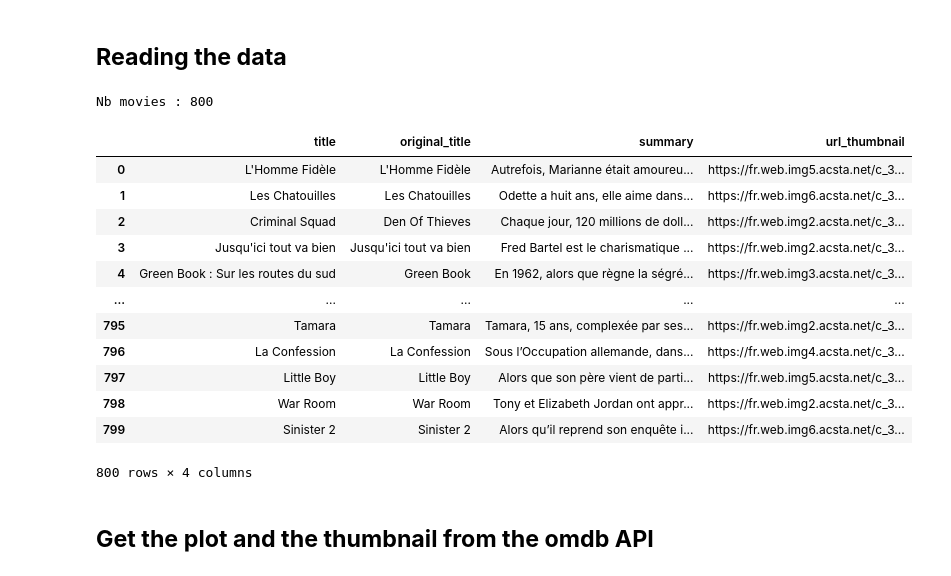
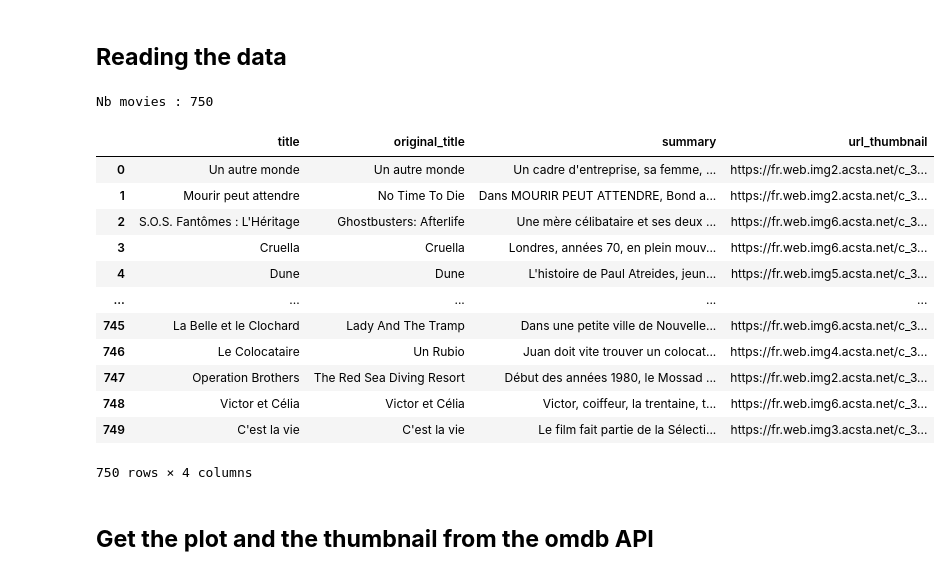
Before and after one commit to Franck-LF/projectBlock1, a Jupyter notebook: requestAPI.ipynb, the cells around one changed output. Drawn from its saved outputs; the diff is of its cells as text; code cells hidden in the pictures.

```diff
--- a/requestAPI.ipynb
+++ b/requestAPI.ipynb
@@ -58,24 +57,24 @@ json.loads(r.text)
 # %% [markdown]
 ## **Reading the data**
 # %%
-df_movies = pd.read_csv('csv/movies_year_2019_to_2022.csv', delimiter = ',', usecols=['title', 'original_title', 'summary', 'url_thumbnail'])
+df_movies = pd.read_csv('csv/movies_year_2022_to_2025.csv', delimiter = ',', usecols=['title', 'original_title', 'summary', 'url_thumbnail'])
 print("Nb movies :", df_movies.shape[0])
 df_movies
 # %% [output]
-Nb movies : 800
+Nb movies : 750
 |  | title | original_title | summary | url_thumbnail |
-| 0 | L'Homme Fidèle | L'Homme Fidèle | Autrefois, Marianne était amoureu... | https://fr.web.img5.acsta.net/c_3... |
-| 1 | Les Chatouilles | Les Chatouilles | Odette a huit ans, elle aime dans... | https://fr.web.img6.acsta.net/c_3... |
-| 2 | Criminal Squad | Den Of Thieves | Chaque jour, 120 millions de doll... | https://fr.web.img2.acsta.net/c_3... |
-| 3 | Jusqu'ici tout va bien | Jusqu'ici tout va bien | Fred Bartel est le charismatique ... | https://fr.web.img2.acsta.net/c_3... |
-| 4 | Green Book : Sur les routes du sud | Green Book | En 1962, alors que règne la ségré... | https://fr.web.img3.acsta.net/c_3... |
+| 0 | Un autre monde | Un autre monde | Un cadre d'entreprise, sa femme, ... | https://fr.web.img2.acsta.net/c_3... |
+| 1 | Mourir peut attendre | No Time To Die | Dans MOURIR PEUT ATTENDRE, Bond a... | https://fr.web.img2.acsta.net/c_3... |
+| 2 | S.O.S. Fantômes : L'Héritage | Ghostbusters: Afterlife | Une mère célibataire et ses deux ... | https://fr.web.img6.acsta.net/c_3... |
+| 3 | Cruella | Cruella | Londres, années 70, en plein mouv... | https://fr.web.img6.acsta.net/c_3... |
+| 4 | Dune | Dune | L'histoire de Paul Atreides, jeun... | https://fr.web.img5.acsta.net/c_3... |
 | ... | ... | ... | ... | ... |
-| 795 | Tamara | Tamara | Tamara, 15 ans, complexée par ses... | https://fr.web.img2.acsta.net/c_3... |
-| 796 | La Confession | La Confession | Sous l’Occupation allemande, dans... | https://fr.web.img4.acsta.net/c_3... |
-| 797 | Little Boy | Little Boy | Alors que son père vient de parti... | https://fr.web.img5.acsta.net/c_3... |
-| 798 | War Room | War Room | Tony et Elizabeth Jordan ont appr... | https://fr.web.img2.acsta.net/c_3... |
-| 799 | Sinister 2 | Sinister 2 | Alors qu’il reprend son enquête i... | https://fr.web.img6.acsta.net/c_3... |
+| 745 | La Belle et le Clochard | Lady And The Tramp | Dans une petite ville de Nouvelle... | https://fr.web.img6.acsta.net/c_3... |
+| 746 | Le Colocataire | Un Rubio | Juan doit vite trouver un colocat... | https://fr.web.img4.acsta.net/c_3... |
+| 747 | Operation Brothers | The Red Sea Diving Resort | Début des années 1980, le Mossad ... | https://fr.web.img2.acsta.net/c_3... |
+| 748 | Victor et Célia | Victor et Célia | Victor, coiffeur, la trentaine, t... | https://fr.web.img6.acsta.net/c_3... |
+| 749 | C'est la vie | C'est la vie | Le film fait partie de la Sélecti... | https://fr.web.img3.acsta.net/c_3... |
-800 rows × 4 columns
+750 rows × 4 columns
 # %%
 def format_string(st):
     ''' format string
```
Also changed, not shown: parts of 5 cells of this notebook, 3 other files.
